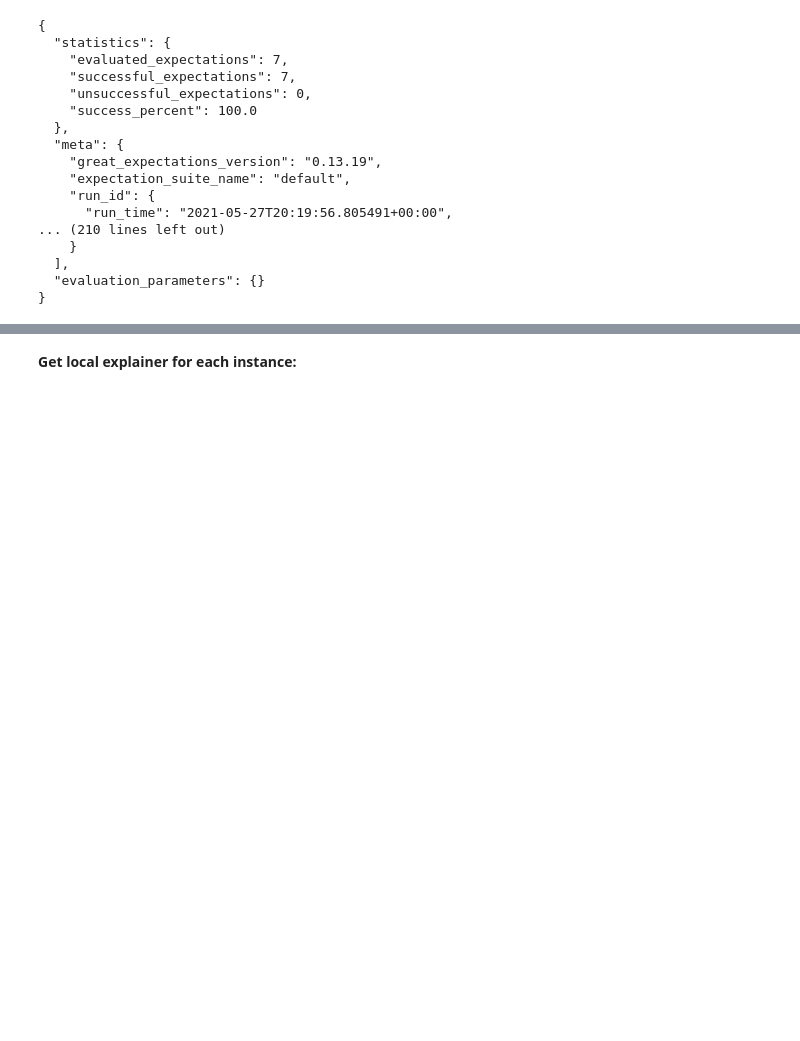
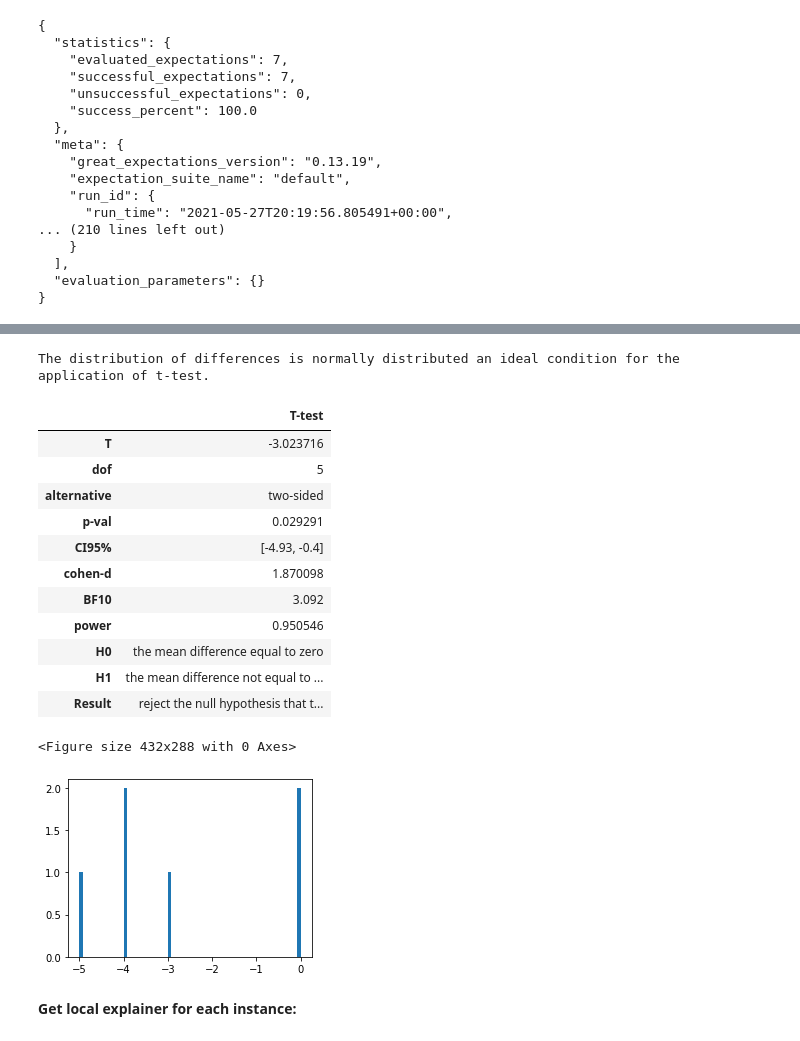
Before and after one commit to A3Data/hermione, a Jupyter notebook: hermione/module_templates/__IMPLEMENTED_BASE__/src/ml/notebooks/example_notebook.ipynb, the cells around one changed output, grey strips where cells are left out. Drawn from its saved outputs; the diff is of its cells as text; code cells hidden in the pictures; blank space fills up the shorter version.

```diff
--- a/hermione/module_templates/__IMPLEMENTED_BASE__/src/ml/notebooks/example_notebook.ipynb
+++ b/hermione/module_templates/__IMPLEMENTED_BASE__/src/ml/notebooks/example_notebook.ipynb
@@ -213,3 +269,24 @@ ge_val
+# %%
+a = [2,3,4,3,5,6]
+b = [5,7,8,8,5,6]
+# %%
+Assert_hypothesis_test.apply_dependent_test(a, b)
+# %% [output]
+The distribution of differences is normally distributed an ideal condition for the application of t-test.
+|  | T-test |
+| T | -3.023716 |
+| dof | 5 |
+| alternative | two-sided |
+| p-val | 0.029291 |
+| CI95% | [-4.93, -0.4] |
+| cohen-d | 1.870098 |
+| BF10 | 3.092 |
+| power | 0.950546 |
+| H0 | the mean difference equal to zero |
+| H1 | the mean difference not equal to ... |
+| Result | reject the null hypothesis that t... |
+<Figure size 432x288 with 0 Axes>
+[figure, added]
 # %% [markdown]
 **Get local explainer for each instance:**
 # %%
```
Also changed, not shown: parts of 6 cells of this notebook, 4 other files.
